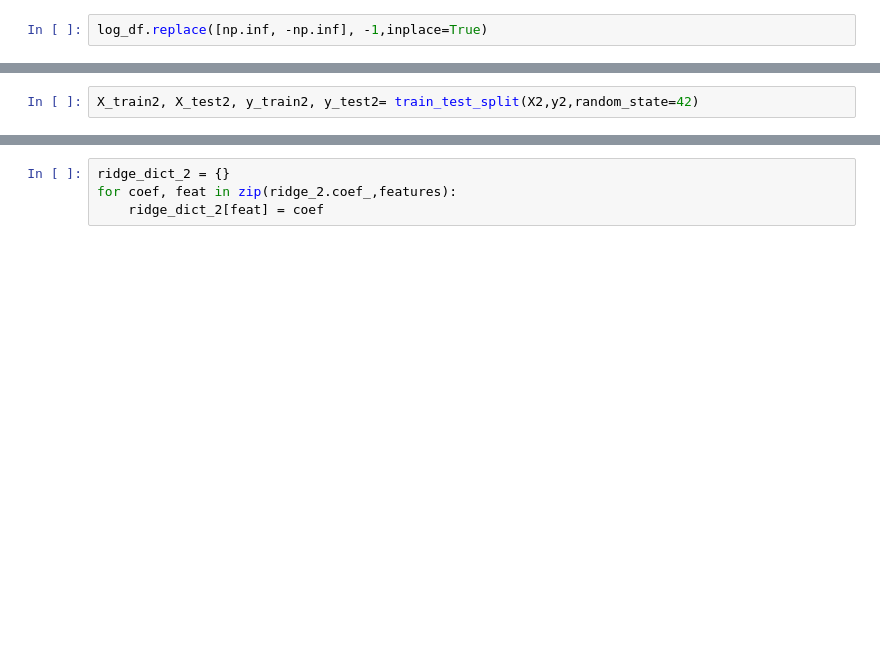
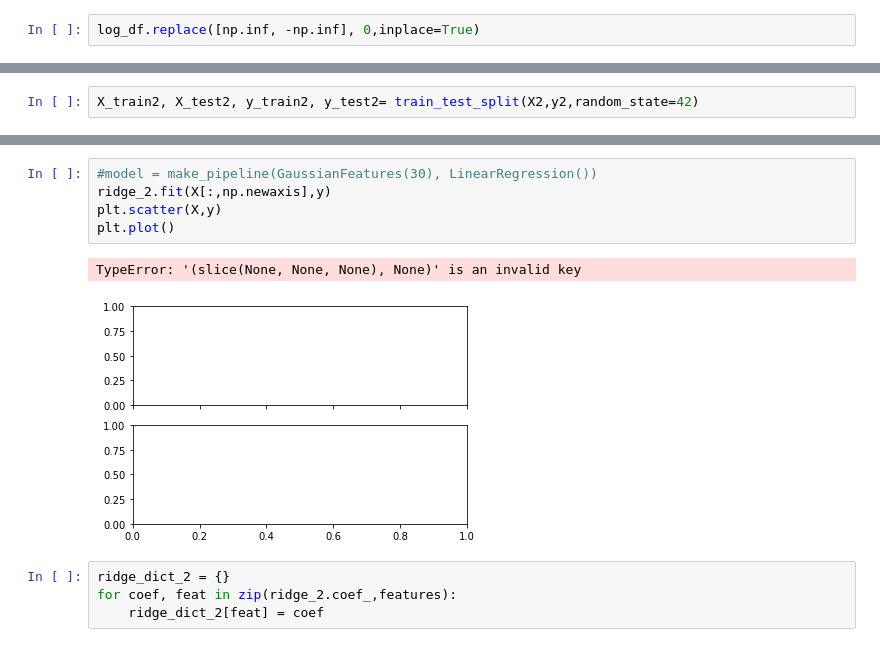
Before and after one commit to prateeksab/housingprices, a Jupyter notebook: DCR_Lasso_ridge.ipynb, the cells around one changed output, grey strips where cells are left out. Saved outputs shown, nothing was run; the diff lists cells and outputs as text; blank space fills up the shorter version.

```diff
--- a/DCR_Lasso_ridge.ipynb
+++ b/DCR_Lasso_ridge.ipynb
@@ -263,4 +253,4 @@ log_df
 | 2929 | 1.869232 | 3.983491 | 0.845098 | 0.698970 | 1.973128 | 2.879669 | -inf | ... |
 2930 rows × 76 columns
 # %%
-log_df.replace([np.inf, -np.inf], -1,inplace=True)
+log_df.replace([np.inf, -np.inf], 0,inplace=True)
@@ -349,3 +348,11 @@ ridge alpha 10 test set score: 0.90
+# %%
+#model = make_pipeline(GaussianFeatures(30), LinearRegression())
+ridge_2.fit(X[:,np.newaxis],y)
+plt.scatter(X,y)
+plt.plot()
+# %% [output]
+TypeError: '(slice(None, None, None), None)' is an invalid key
+[figure, added]
 # %%
 ridge_dict_2 = {}
 for coef, feat in zip(ridge_2.coef_,features):
```
Also changed, not shown: parts of 12 cells of this notebook.
